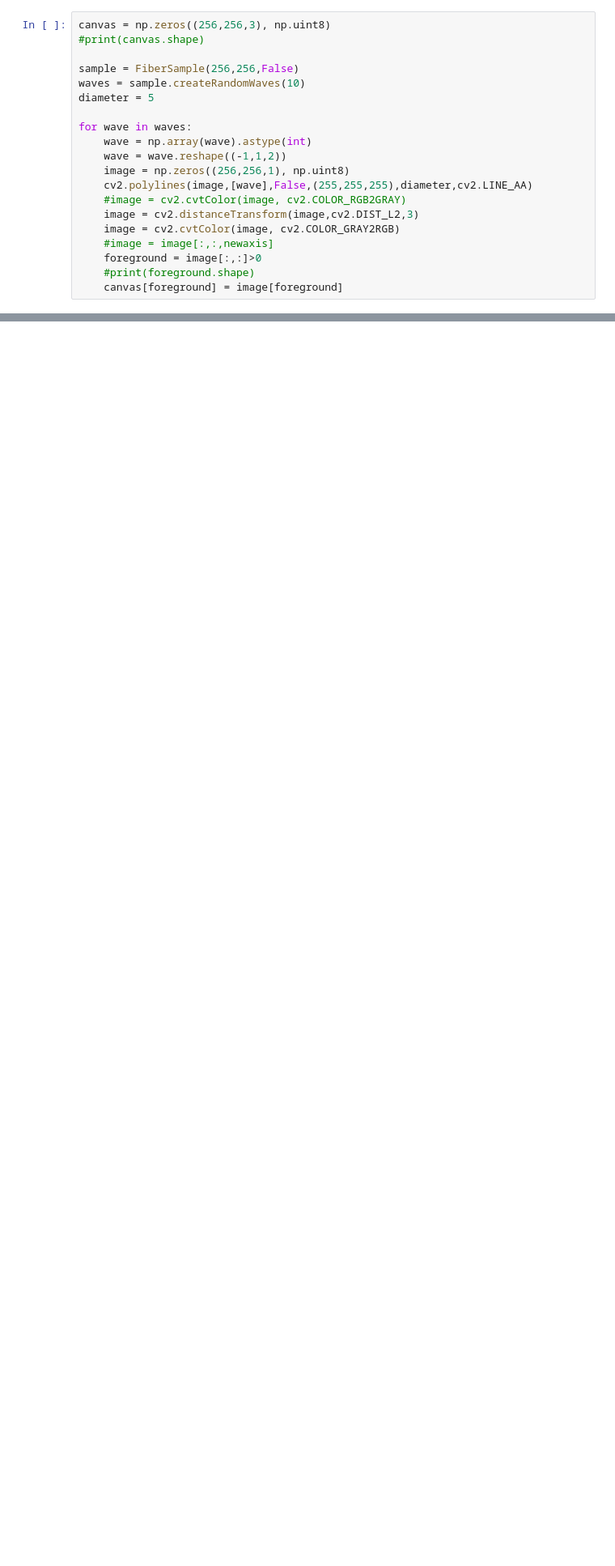
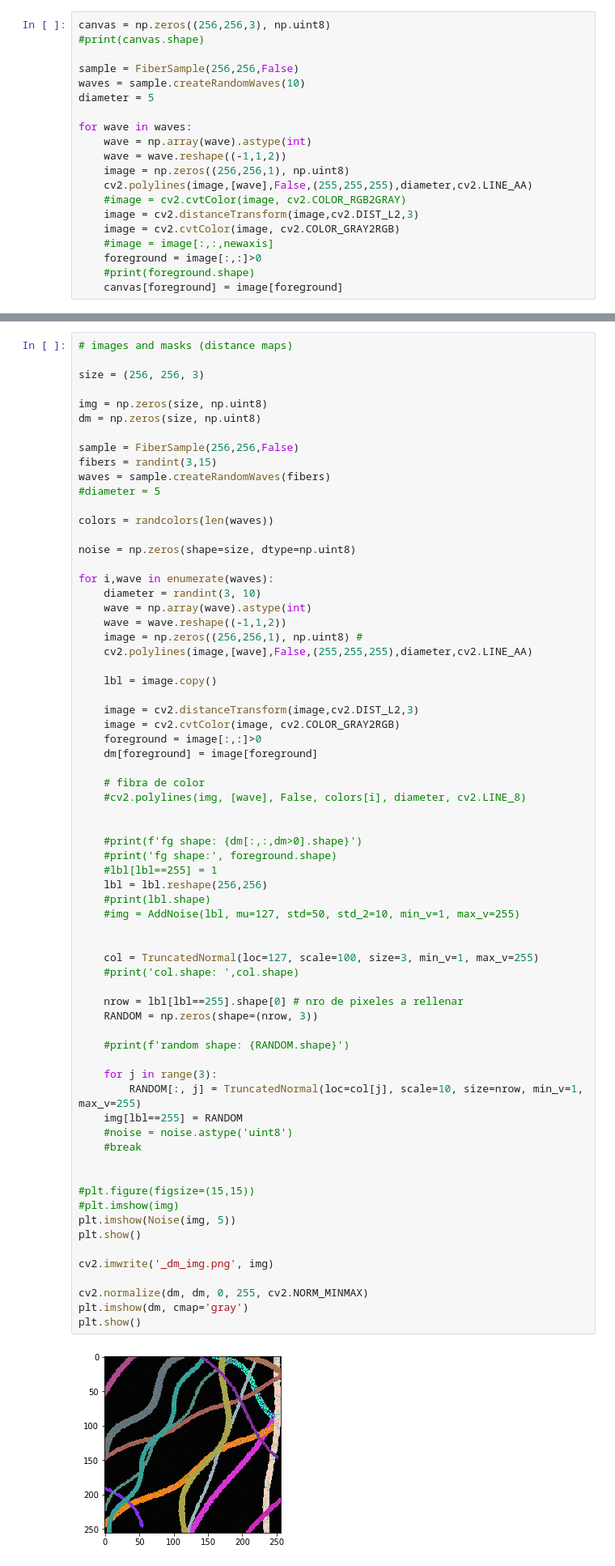
Before and after one commit to alainno/fibergen, a Jupyter notebook: dm-overlapping.ipynb, the cells around one changed output, grey strips where cells are left out. Shown at 81% size. Saved outputs shown, nothing was run; the diff lists cells and outputs as text; blank space fills up the shorter version.

```diff
--- a/dm-overlapping.ipynb
+++ b/dm-overlapping.ipynb
@@ -38,0 +107,70 @@ plt.show()
+# %%
+# images and masks (distance maps)
+
+size = (256, 256, 3)
+
+img = np.zeros(size, np.uint8)
+dm = np.zeros(size, np.uint8)
+
+sample = FiberSample(256,256,False)
+fibers = randint(3,15)
+waves = sample.createRandomWaves(fibers)
+#diameter = 5
+
+colors = randcolors(len(waves))
+
+noise = np.zeros(shape=size, dtype=np.uint8)
+
+for i,wave in enumerate(waves):
+    diameter = randint(3, 10)
+    wave = np.array(wave).astype(int)
+    wave = wave.reshape((-1,1,2))
+    image = np.zeros((256,256,1), np.uint8) #
+    cv2.polylines(image,[wave],False,(255,255,255),diameter,cv2.LINE_AA)
+
+    lbl = image.copy()
+
+    image = cv2.distanceTransform(image,cv2.DIST_L2,3)
+    image = cv2.cvtColor(image, cv2.COLOR_GRAY2RGB)
+    foreground = image[:,:]>0
+    dm[foreground] = image[foreground]
+
+    # fibra de color
+    #cv2.polylines(img, [wave], False, colors[i], diameter, cv2.LINE_8)
+
+
+    #print(f'fg shape: {dm[:,:,dm>0].shape}')
+    #print('fg shape:', foreground.shape)
+    #lbl[lbl==255] = 1
+    lbl = lbl.reshape(256,256)
+    #print(lbl.shape)
+    #img = AddNoise(lbl, mu=127, std=50, std_2=10, min_v=1, max_v=255)
+
+
+    col = TruncatedNormal(loc=127, scale=100, size=3, min_v=1, max_v=255)
+    #print('col.shape: ',col.shape)
+
+    nrow = lbl[lbl==255].shape[0] # nro de pixeles a rellenar
+    RANDOM = np.zeros(shape=(nrow, 3))
+
+    #print(f'random shape: {RANDOM.shape}')
+
+    for j in range(3):
+        RANDOM[:, j] = TruncatedNormal(loc=col[j], scale=10, size=nrow, min_v=1, max_v=255)
+    img[lbl==255] = RANDOM
+    #noise = noise.astype('uint8')
+    #break
+
+
+#plt.figure(figsize=(15,15))
+#plt.imshow(img)
+plt.imshow(Noise(img, 5))
+plt.show()
+
+cv2.imwrite('_dm_img.png', img)
+
+cv2.normalize(dm, dm, 0, 255, cv2.NORM_MINMAX)
+plt.imshow(dm, cmap='gray')
+plt.show()
+# %% [output]
+[figure, added]
```
Also changed, not shown: parts of 6 cells of this notebook, 1 other file.
